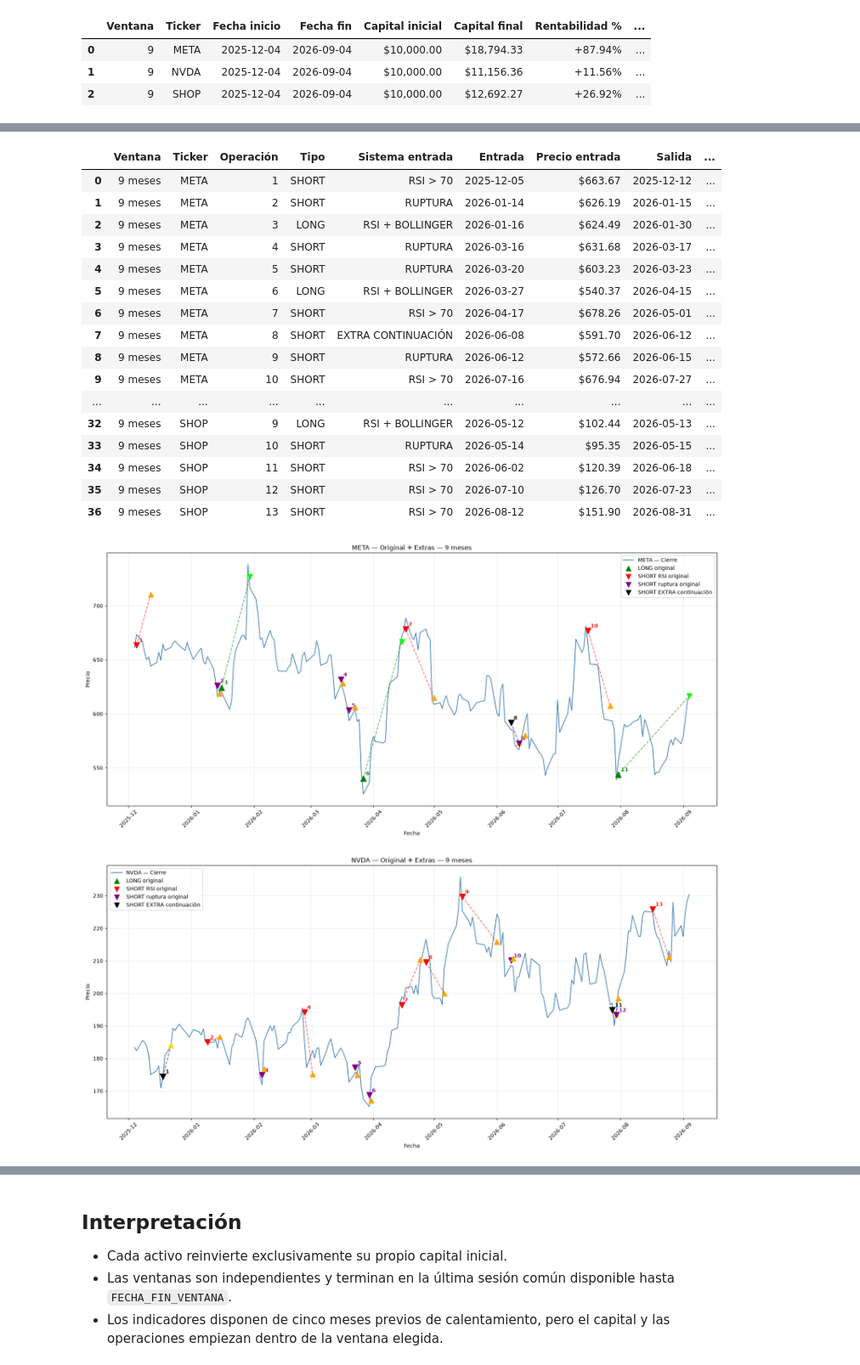
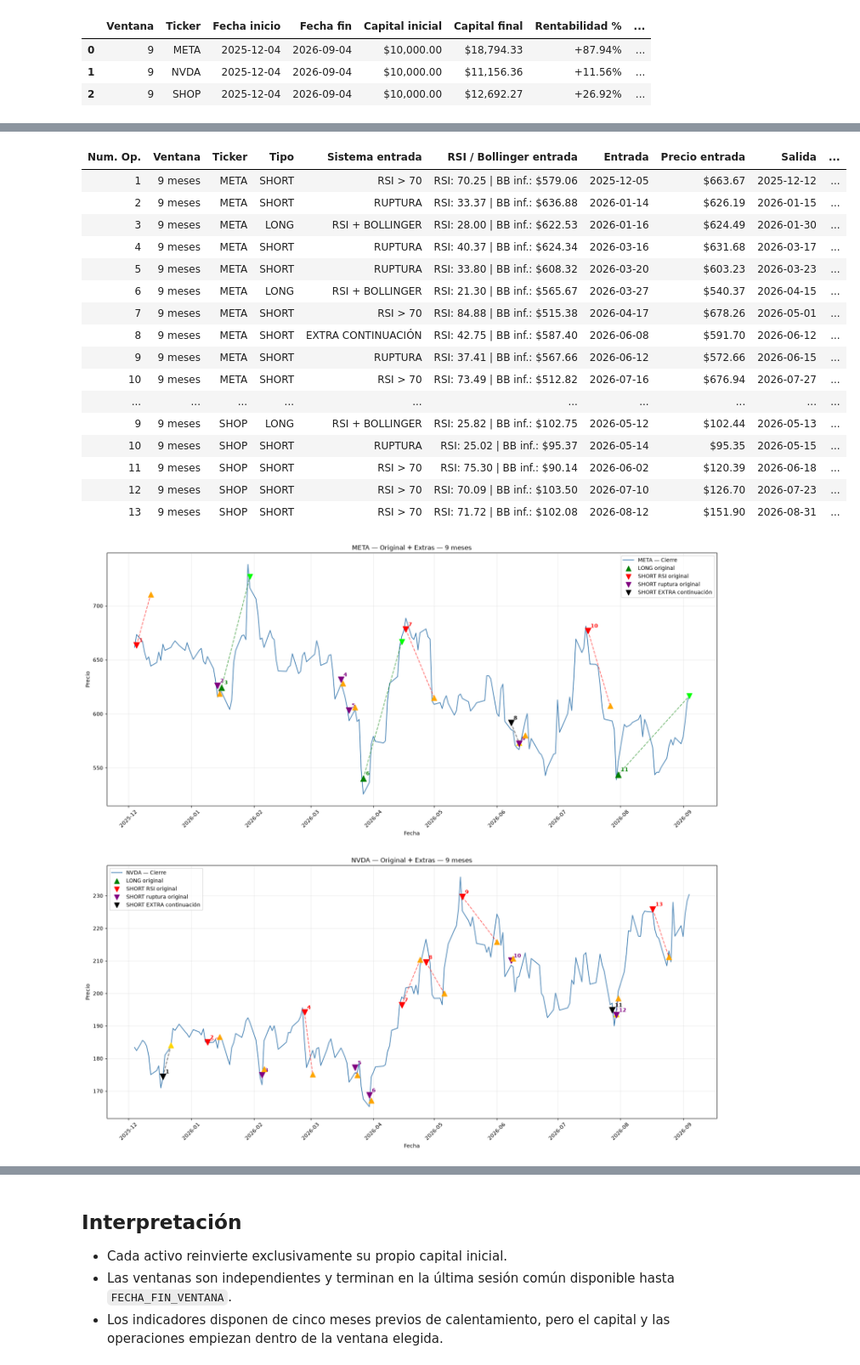
Before and after one commit to carlosjimenezt/Scripts_Bolsa_GitHub, a Jupyter notebook: META_Short_Mejorado_Con_Extras_Parametrizable-MEJOR ALGORITMO META_Salida_LONG_SOLO_RSI.ipynb, the cells around one changed output, grey strips where cells are left out. Shown at 85% size. Cells and saved outputs as stored; diff of their text form; code cells hidden in the pictures.

```diff
--- a/META_Short_Mejorado_Con_Extras_Parametrizable-MEJOR ALGORITMO META_Salida_LONG_SOLO_RSI.ipynb
+++ b/META_Short_Mejorado_Con_Extras_Parametrizable-MEJOR ALGORITMO META_Salida_LONG_SOLO_RSI.ipynb
@@ -46,6 +72,8 @@ FECHA_FIN_VENTANA = None
 STOP_LONG = 0.07
 STOP_SHORT = 0.07
 DESLIZAMIENTO_BPS = 5  # 5 puntos básicos adversos en cada ejecución.
+# Entrada SHORT por ruptura activa; usa False para comparar sin ella.
+USAR_SHORT_RUPTURA = True
 PERIODO_RUPTURA = 20
 MULTIPLICADOR_VOLUMEN = 1.00
 
@@ -177,7 +205,7 @@ def preparar_senales(df):
         (d['Close'] < d['MINIMO_20_PREV'])
         & (d['Volume'] > d['VOL_20_PREV'] * MULTIPLICADOR_VOLUMEN)
     )
-    d['SHORT_ENTRY'] = d['SHORT_RSI'] | d['SHORT_RUPTURA']
+    d['SHORT_ENTRY'] = d['SHORT_RSI'] | (USAR_SHORT_RUPTURA & d['SHORT_RUPTURA'])
     d['SHORT_EXIT'] = d['RSI'] < 50
 
     # Candidato EXTRA: rebote reciente y ruptura rápida en tendencia bajista.
@@ -278,7 +306,7 @@ def ejecutar_backtest(df, capital_inicial):
             if long_original:
                 abrir('LONG', 'RSI + BOLLINGER', fecha, apertura)
             else:
-                sist = 'RUPTURA' if bool(senal['SHORT_RUPTURA']) else 'RSI > 70'
+                sist = 'RUPTURA' if USAR_SHORT_RUPTURA and bool(senal['SHORT_RUPTURA']) else 'RSI > 70'
                 abrir('SHORT_BASE', sist, fecha, apertura)
             abierta_hoy = True
 
@@ -331,7 +359,7 @@ def ejecutar_backtest(df, capital_inicial):
                 abrir('LONG', 'RSI + BOLLINGER', fecha, apertura)
                 abierta_hoy = True
             elif short_original:
-                sist = 'RUPTURA' if bool(senal['SHORT_RUPTURA']) else 'RSI > 70'
+                sist = 'RUPTURA' if USAR_SHORT_RUPTURA and bool(senal['SHORT_RUPTURA']) else 'RSI > 70'
                 abrir('SHORT_BASE', sist, fecha, apertura)
                 abierta_hoy = True
             elif bool(senal['SHORT_EXTRA']):
@@ -454,27 +482,58 @@ RESULTADOS
 | 2 | 9 | SHOP | 2025-12-04 | 2026-09-04 | $10,000.00 | $12,692.27 | +26.92% | ... |
 # %%
 # ================= DETALLE DE OPERACIONES Y GRÁFICOS =================
+# Indicadores de entrada: cierre que genera la señal (sesión anterior).
+# RSI de salida: último cierre conocido al ejecutar; en FIN DEL PERIODO,
+# se usa el cierre final. Un stop intradía no dispone de RSI intradía con OHLC diario.
+def indicadores_operacion(periodo, op):
+    entrada_idx = periodo.index.get_loc(op['Entrada'])
+    salida_idx = periodo.index.get_loc(op['Salida'])
+    entrada = periodo.iloc[entrada_idx - 1] if entrada_idx > 0 else None
+    referencia_salida = salida_idx if op['Motivo'] == 'FIN DEL PERIODO' else salida_idx - 1
+    rsi_salida = periodo.iloc[referencia_salida]['RSI'] if referencia_salida >= 0 else float('nan')
+    if entrada is None:
+        indicadores_entrada = '—'
+    else:
+        indicadores_entrada = f"RSI: {entrada['RSI']:.2f} | BB inf.: ${entrada['BB_LOWER']:,.2f}"
+    return indicadores_entrada, rsi_salida
+
+
 detalle = []
 for meses in VENTANAS_MESES:
     for ticker in tickers:
         pack = resultados[meses][ticker]['Resultado']
+        periodo = resultados[meses][ticker]['datos']
         for numero, op in enumerate(pack['Operaciones'], start=1):
+            indicadores_entrada, rsi_salida = indicadores_operacion(periodo, op)
             detalle.append({
+                'Num. Op.': numero,
                 'Ventana': f'{meses} meses',
                 'Ticker': ticker,
-                'Operación': numero,
-                **op
+                'Tipo': op['Tipo'],
+                'Sistema entrada': op['Sistema entrada'],
+                'RSI / Bollinger entrada': indicadores_entrada,
+                'Entrada': op['Entrada'],
+                'Precio entrada': op['Precio entrada'],
+                'Salida': op['Salida'],
+                'Precio salida': op['Precio salida'],
+                'RSI salida': rsi_salida,
+                'Rentabilidad %': op['Rentabilidad %'],
+                'Motivo': op['Motivo'],
             })
 
 print('OPERACIONES — ESTRATEGIA CON EXTRAS')
+print('Entrada: RSI y banda inferior de Bollinger del cierre anterior a la compra/venta.')
+print('RSI salida: cierre anterior a la salida; en FIN DEL PERIODO, cierre final. '
+      'En stops es una referencia previa, no el RSI intradía al tocar el stop.')
 if detalle:
-    display(pd.DataFrame(detalle).style.format({
+    display(pd.DataFrame(detalle).style.hide(axis='index').format({
         'Entrada': lambda x: pd.Timestamp(x).strftime('%Y-%m-%d'),
         'Salida': lambda x: pd.Timestamp(x).strftime('%Y-%m-%d'),
         'Precio entrada': '${:,.2f}',
         'Precio salida': '${:,.2f}',
+        'RSI salida': '{:.2f}',
         'Rentabilidad %': '{:+.2f}%'
-    }))
+    }, na_rep='—'))
 else:
     print('No se generaron operaciones.')
 
@@ -515,7 +574,8 @@ if MOSTRAR_GRAFICOS:
 
             ax.scatter([], [], color='green', marker='^', s=90, label='LONG original')
             ax.scatter([], [], color='red', marker='v', s=90, label='SHORT RSI original')
-            ax.scatter([], [], color='purple', marker='v', s=90, label='SHORT ruptura original')
+            if USAR_SHORT_RUPTURA:
+                ax.scatter([], [], color='purple', marker='v', s=90, label='SHORT ruptura original')
             ax.scatter([], [], color='black', marker='v', s=90, label='SHORT EXTRA continuación')
             ax.set_title(f'{ticker} — Original + Extras — {meses} meses')
             ax.set_xlabel('Fecha')
@@ -530,20 +592,20 @@ OPERACIONES — ESTRATEGIA CON EXTRAS
-|  | Ventana | Ticker | Operación | Tipo | Sistema entrada | Entrada | Precio entrada | Salida | ... |
-| 0 | 9 meses | META | 1 | SHORT | RSI > 70 | 2025-12-05 | $663.67 | 2025-12-12 | ... |
-| 1 | 9 meses | META | 2 | SHORT | RUPTURA | 2026-01-14 | $626.19 | 2026-01-15 | ... |
-| 2 | 9 meses | META | 3 | LONG | RSI + BOLLINGER | 2026-01-16 | $624.49 | 2026-01-30 | ... |
-| 3 | 9 meses | META | 4 | SHORT | RUPTURA | 2026-03-16 | $631.68 | 2026-03-17 | ... |
-| 4 | 9 meses | META | 5 | SHORT | RUPTURA | 2026-03-20 | $603.23 | 2026-03-23 | ... |
-| 5 | 9 meses | META | 6 | LONG | RSI + BOLLINGER | 2026-03-27 | $540.37 | 2026-04-15 | ... |
-| 6 | 9 meses | META | 7 | SHORT | RSI > 70 | 2026-04-17 | $678.26 | 2026-05-01 | ... |
-| 7 | 9 meses | META | 8 | SHORT | EXTRA CONTINUACIÓN | 2026-06-08 | $591.70 | 2026-06-12 | ... |
-| 8 | 9 meses | META | 9 | SHORT | RUPTURA | 2026-06-12 | $572.66 | 2026-06-15 | ... |
-| 9 | 9 meses | META | 10 | SHORT | RSI > 70 | 2026-07-16 | $676.94 | 2026-07-27 | ... |
+| Num. Op. | Ventana | Ticker | Tipo | Sistema entrada | RSI / Bollinger entrada | Entrada | Precio entrada | Salida | ... |
+| 1 | 9 meses | META | SHORT | RSI > 70 | RSI: 70.25 | BB inf.: $579.06 | 2025-12-05 | $663.67 | 2025-12-12 | ... |
+| 2 | 9 meses | META | SHORT | RUPTURA | RSI: 33.37 | BB inf.: $636.88 | 2026-01-14 | $626.19 | 2026-01-15 | ... |
+| 3 | 9 meses | META | LONG | RSI + BOLLINGER | RSI: 28.00 | BB inf.: $622.53 | 2026-01-16 | $624.49 | 2026-01-30 | ... |
+| 4 | 9 meses | META | SHORT | RUPTURA | RSI: 40.37 | BB inf.: $624.34 | 2026-03-16 | $631.68 | 2026-03-17 | ... |
+| 5 | 9 meses | META | SHORT | RUPTURA | RSI: 33.80 | BB inf.: $608.32 | 2026-03-20 | $603.23 | 2026-03-23 | ... |
+| 6 | 9 meses | META | LONG | RSI + BOLLINGER | RSI: 21.30 | BB inf.: $565.67 | 2026-03-27 | $540.37 | 2026-04-15 | ... |
+| 7 | 9 meses | META | SHORT | RSI > 70 | RSI: 84.88 | BB inf.: $515.38 | 2026-04-17 | $678.26 | 2026-05-01 | ... |
+| 8 | 9 meses | META | SHORT | EXTRA CONTINUACIÓN | RSI: 42.75 | BB inf.: $587.40 | 2026-06-08 | $591.70 | 2026-06-12 | ... |
+| 9 | 9 meses | META | SHORT | RUPTURA | RSI: 37.41 | BB inf.: $567.66 | 2026-06-12 | $572.66 | 2026-06-15 | ... |
+| 10 | 9 meses | META | SHORT | RSI > 70 | RSI: 73.49 | BB inf.: $512.82 | 2026-07-16 | $676.94 | 2026-07-27 | ... |
 | ... | ... | ... | ... | ... | ... | ... | ... | ... | ... |
-| 32 | 9 meses | SHOP | 9 | LONG | RSI + BOLLINGER | 2026-05-12 | $102.44 | 2026-05-13 | ... |
-| 33 | 9 meses | SHOP | 10 | SHORT | RUPTURA | 2026-05-14 | $95.35 | 2026-05-15 | ... |
-| 34 | 9 meses | SHOP | 11 | SHORT | RSI > 70 | 2026-06-02 | $120.39 | 2026-06-18 | ... |
-| 35 | 9 meses | SHOP | 12 | SHORT | RSI > 70 | 2026-07-10 | $126.70 | 2026-07-23 | ... |
-| 36 | 9 meses | SHOP | 13 | SHORT | RSI > 70 | 2026-08-12 | $151.90 | 2026-08-31 | ... |
+| 9 | 9 meses | SHOP | LONG | RSI + BOLLINGER | RSI: 25.82 | BB inf.: $102.75 | 2026-05-12 | $102.44 | 2026-05-13 | ... |
+| 10 | 9 meses | SHOP | SHORT | RUPTURA | RSI: 25.02 | BB inf.: $95.37 | 2026-05-14 | $95.35 | 2026-05-15 | ... |
+| 11 | 9 meses | SHOP | SHORT | RSI > 70 | RSI: 75.30 | BB inf.: $90.14 | 2026-06-02 | $120.39 | 2026-06-18 | ... |
+| 12 | 9 meses | SHOP | SHORT | RSI > 70 | RSI: 70.09 | BB inf.: $103.50 | 2026-07-10 | $126.70 | 2026-07-23 | ... |
+| 13 | 9 meses | SHOP | SHORT | RSI > 70 | RSI: 71.72 | BB inf.: $102.08 | 2026-08-12 | $151.90 | 2026-08-31 | ... |
 [figure]
 [figure]
 [figure]
```
Also changed, not shown: parts of 3 cells of this notebook, 9 other files.
